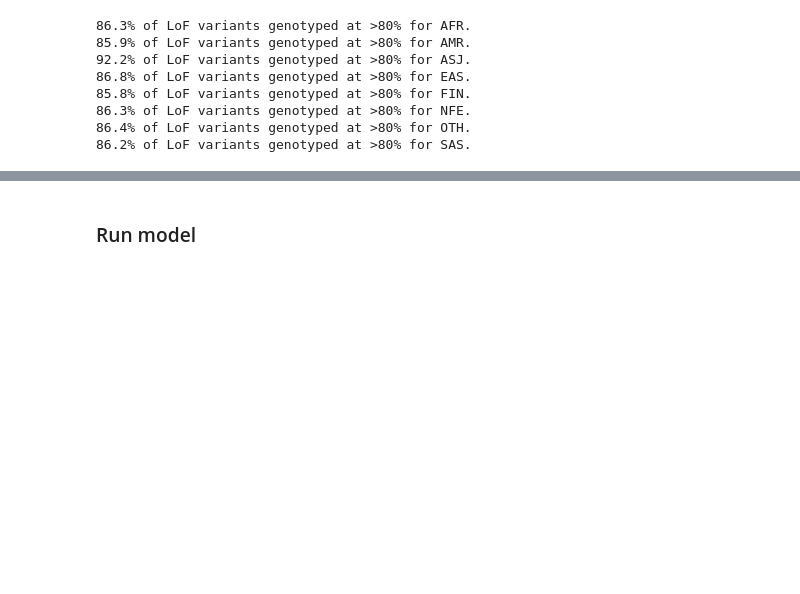
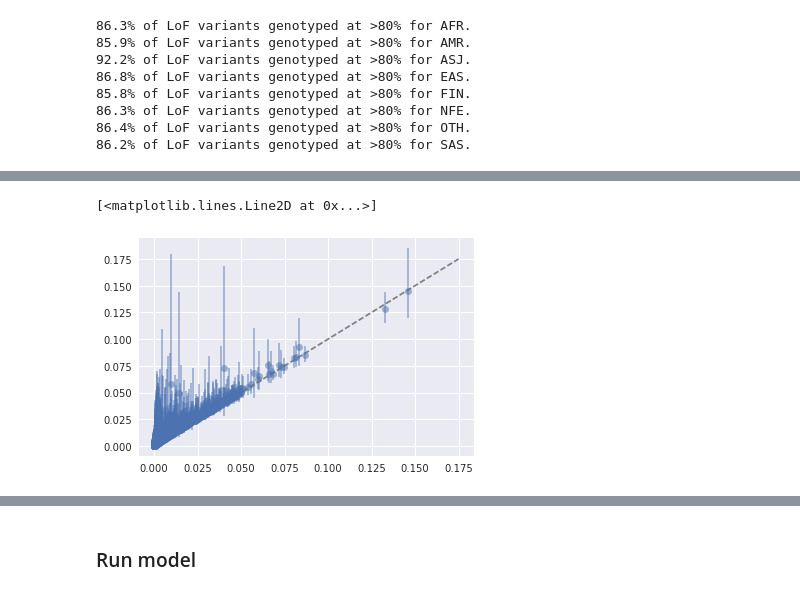
Before and after one commit to rivas-lab/lof-enrichment, a Jupyter notebook: notebooks/LoF Enrichment Analysis.ipynb, the cells around one changed output, grey strips where cells are left out. Cells and saved outputs as stored; diff of their text form; code cells hidden in the pictures; blank space fills up the shorter version.

```diff
--- a/notebooks/LoF Enrichment Analysis.ipynb
+++ b/notebooks/LoF Enrichment Analysis.ipynb
@@ -225,7 +225,7 @@ for pop in pops:
 lof_gene = lof_gene[gtable.ix[lof_gene.index, 'gene_type'] == 'protein_coding']
 
 for pop in pops:
-    lof_gene['AF_{}'.format(pop)] = lof_gene['AC_{}'.format(pop)] / lof_gene['AN_{}'.format(pop)]
+    lof_gene['AF_mle_{}'.format(pop)] = lof_gene['AC_{}'.format(pop)] / lof_gene['AN_{}'.format(pop)]
 # %%
 summary_stats = {}
 tpops = list(set(pops) - set(['NFE', 'OTH']))
@@ -258,0 +333,12 @@ hpd05 = [stats.beta(a + lof_gene.ix[i, 'AC_AFR'],
+# %%
+# If a sequence of shape 2xN, errorbars are drawn at -row1 and +row2 relative to the data.
+row1 = lof_gene['AF_b_AFR'] - lof_gene['AF_b_hpd97.5_AFR']
+row2 = -1 * (lof_gene['AF_b_AFR'] - lof_gene['AF_b_hpd2.5_AFR']).abs()
+#row2 = [0 for x in row1.index]
+plt.errorbar(lof_gene['AF_mle_AFR'], lof_gene['AF_b_AFR'],
+             fmt='o', alpha=0.5,
+             yerr=[row1, row2])
+plt.plot([0, 0.175], [0, 0.175], color='grey', ls='--')
+# %% [output]
+[<matplotlib.lines.Line2D at 0x...>]
+[figure, added]
```
Also changed, not shown: parts of 26 cells of this notebook, 1 other file.
